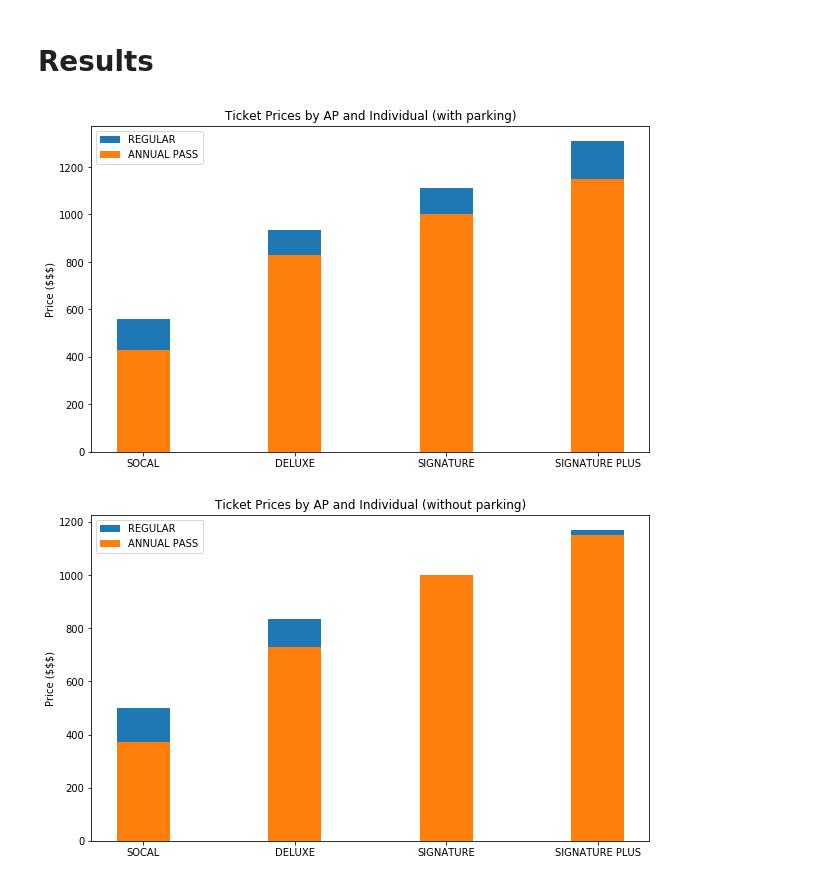
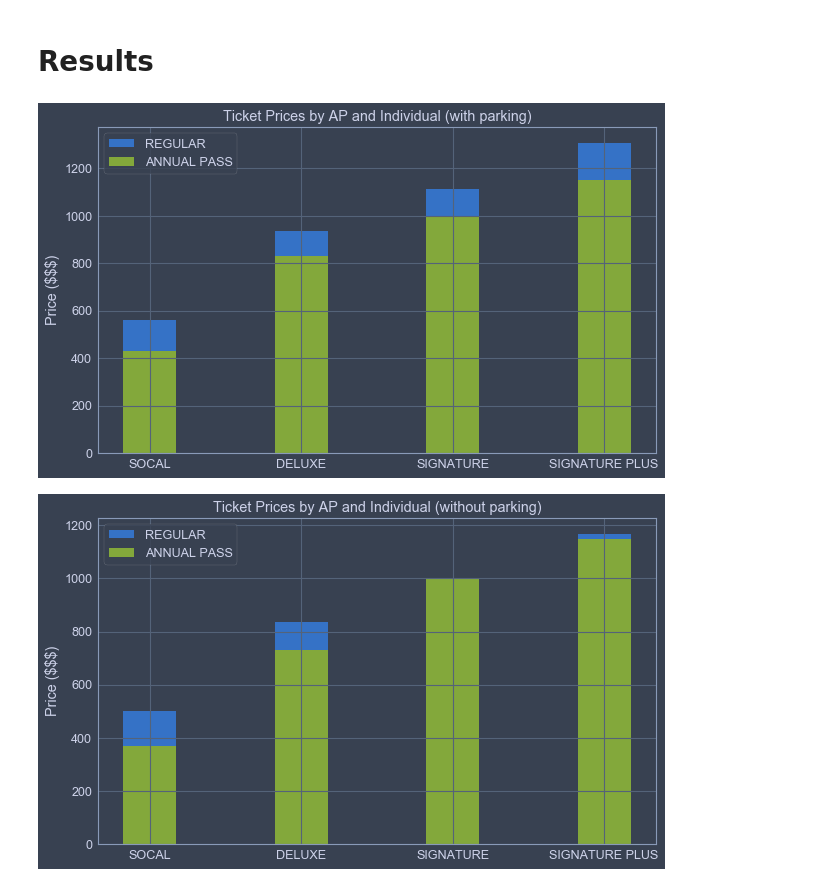
Before and after one commit to lacanlale/disneyAPNB, a Jupyter notebook: DisneyAP.ipynb, the cells around one changed output. Cells and saved outputs as stored; diff of their text form; code cells hidden in the pictures.

```diff
--- a/DisneyAP.ipynb
+++ b/DisneyAP.ipynb
@@ -87,25 +88,27 @@ plt.ylabel('Price ($$$)')
 plt.title('Ticket Prices by AP and Individual (with parking)')
 plt.xticks(ind, ('SOCAL', 'DELUXE', 'SIGNATURE', 'SIGNATURE PLUS'))
 plt.legend((reg, ap), ('REGULAR', 'ANNUAL PASS'))
+jtplot.style()
 plt.show()
 # %% [output]
-[figure, old version]
+[figure, new version]
 # %%
 reg_prices = [501, 835, 1002, 1169]
 ind = np.arange(4)
 plt.figure(figsize=(10, 6))
 prices[0] -= 60
 prices[1] -= 100
 reg = plt.bar(ind, reg_prices, 0.35)
 ap = plt.bar(ind, prices, 0.35)
 
 plt.ylabel('Price ($$$)')
 plt.title('Ticket Prices by AP and Individual (without parking)')
 plt.xticks(ind, ('SOCAL', 'DELUXE', 'SIGNATURE', 'SIGNATURE PLUS'))
 plt.legend((reg, ap), ('REGULAR', 'ANNUAL PASS'))
+jtplot.style()
 plt.show()
 # %% [output]
-[figure, old version]
+[figure, new version]
 # %% [markdown]
 The first two initial tiers <u>DO NOT</u> include free parking, so if a guest would like to park in the structure, they must pay a minimum of **\$20**
 
```
Also changed, not shown: parts of 3 cells of this notebook, 3 other files.
